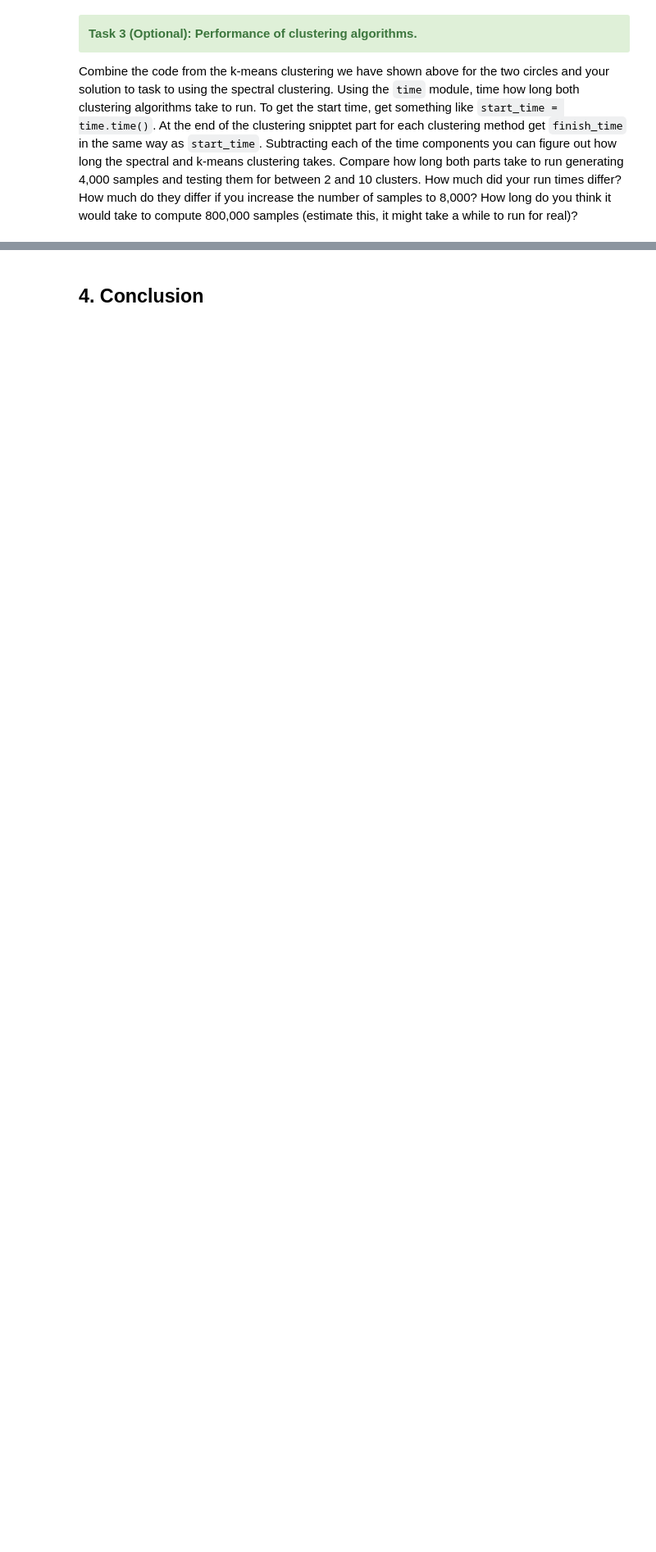
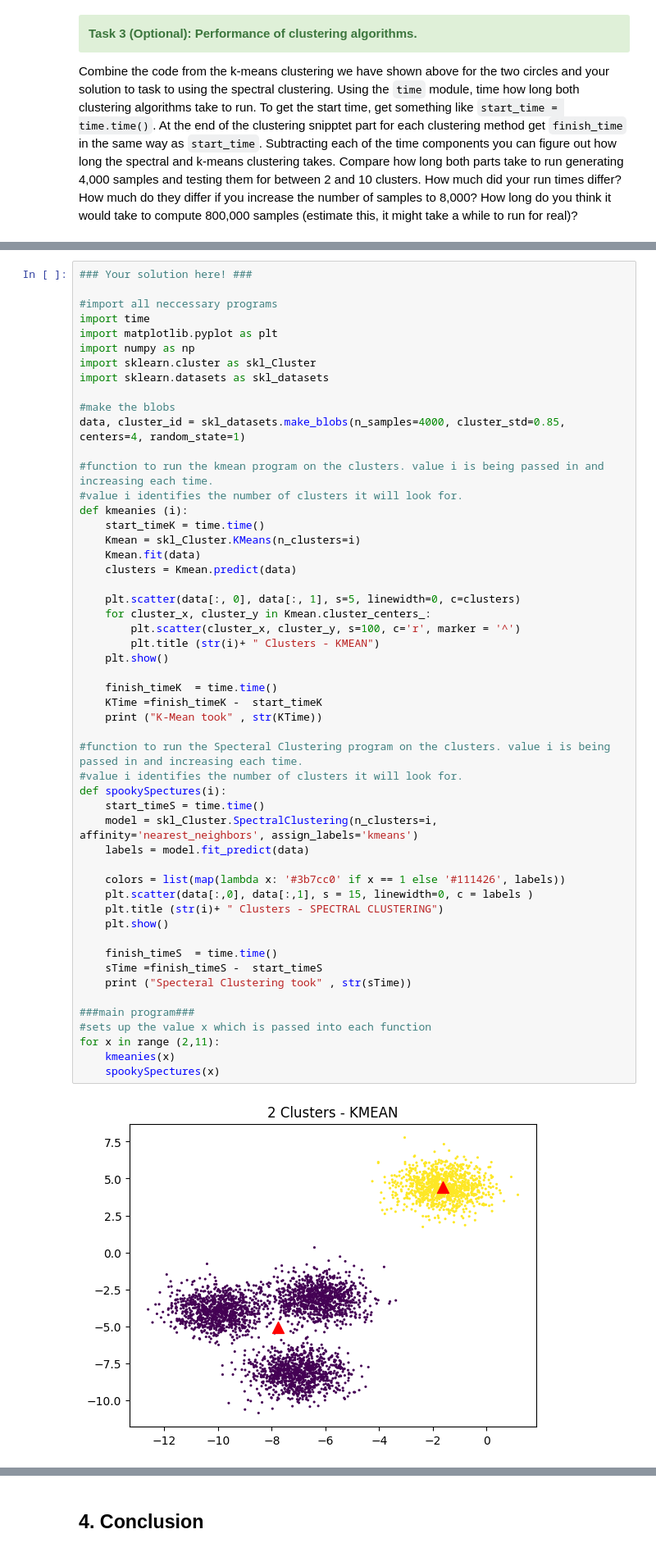
Before and after one commit to lucy483/Coding, a Jupyter notebook: Workshops/workshop_01/01_clustering.ipynb, the cells around one changed output, grey strips where cells are left out. Shown at 82% size. Saved outputs shown, nothing was run; the diff lists cells and outputs as text; blank space fills up the shorter version.

```diff
--- a/Workshops/workshop_01/01_clustering.ipynb
+++ b/Workshops/workshop_01/01_clustering.ipynb
@@ -470,0 +389,54 @@ Estimated no. of noise points: 4000
+# %%
+### Your solution here! ###
+
+#import all neccessary programs
+import time
+import matplotlib.pyplot as plt
+import numpy as np
+import sklearn.cluster as skl_Cluster
+import sklearn.datasets as skl_datasets
+
+#make the blobs
+data, cluster_id = skl_datasets.make_blobs(n_samples=4000, cluster_std=0.85, centers=4, random_state=1)
+
+#function to run the kmean program on the clusters. value i is being passed in and increasing each time.
+#value i identifies the number of clusters it will look for.
+def kmeanies (i):
+    start_timeK = time.time()
+    Kmean = skl_Cluster.KMeans(n_clusters=i)
+    Kmean.fit(data)
+    clusters = Kmean.predict(data)
+
+    plt.scatter(data[:, 0], data[:, 1], s=5, linewidth=0, c=clusters)
+    for cluster_x, cluster_y in Kmean.cluster_centers_:
+        plt.scatter(cluster_x, cluster_y, s=100, c='r', marker = '^')
+        plt.title (str(i)+ " Clusters - KMEAN")
+    plt.show()
+
+    finish_timeK  = time.time()
+    KTime =finish_timeK -  start_timeK
+    print ("K-Mean took" , str(KTime))
+
+#function to run the Specteral Clustering program on the clusters. value i is being passed in and increasing each time.
+#value i identifies the number of clusters it will look for.
+def spookySpectures(i):
+    start_timeS = time.time()
+    model = skl_Cluster.SpectralClustering(n_clusters=i, affinity='nearest_neighbors', assign_labels='kmeans')
+    labels = model.fit_predict(data)
+
+    colors = list(map(lambda x: '#3b7cc0' if x == 1 else '#111426', labels))
+    plt.scatter(data[:,0], data[:,1], s = 15, linewidth=0, c = labels )
+    plt.title (str(i)+ " Clusters - SPECTRAL CLUSTERING")
+    plt.show()
+
+    finish_timeS  = time.time()
+    sTime =finish_timeS -  start_timeS
+    print ("Specteral Clustering took" , str(sTime))
+
+###main program###
+#sets up the value x which is passed into each function
+for x in range (2,11):
+    kmeanies(x)
+    spookySpectures(x)
+# %% [output]
+[figure, added]
```
Also changed, not shown: parts of 2 cells of this notebook.
